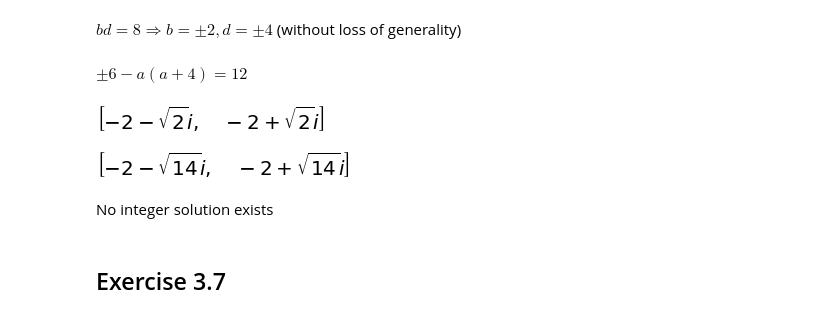
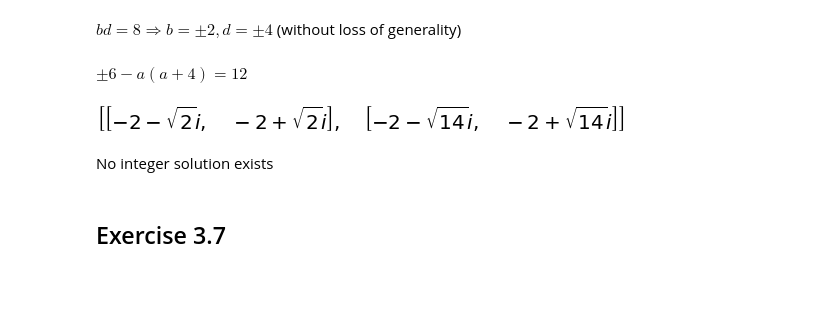
Before and after one commit to bolverk/mastermind, a Jupyter notebook: companion_to_galois_theory_through_exercises.ipynb, the cells around one changed output. Saved outputs shown, nothing was run; the diff lists cells and outputs as text; code cells hidden in the pictures; blank space fills up the shorter version.

```diff
--- a/companion_to_galois_theory_through_exercises.ipynb
+++ b/companion_to_galois_theory_through_exercises.ipynb
@@ -345,16 +353,15 @@ $a + c = -4 \Rightarrow c = -4-a$
 $b d = 8 \Rightarrow b = \pm 2, d = \pm 4$ (without loss of generality)
 # %% [markdown]
 $\pm 6 - a \left(a+4\right) = 12$
-# %%
-temp = x**2+4*x+6
-sympy.solve(temp,x)
-# %% [output]
-[figure, removed]
-# %%
-temp = x**2+4*x+18
-sympy.solve(temp,x)
-# %% [output]
-[figure, removed]
+# %%
+def ex3p6sc():
+    import sympy
+    x = sympy.Symbol('x')
+    return [sympy.solve(x**2+4*x+6,x),
+            sympy.solve(x**2+4*x+18,x)]
+ex3p6sc()
+# %% [output]
+[figure, added]
 # %% [markdown]
 No integer solution exists
 # %% [markdown]
```
Also changed, not shown: parts of 15 cells of this notebook.
